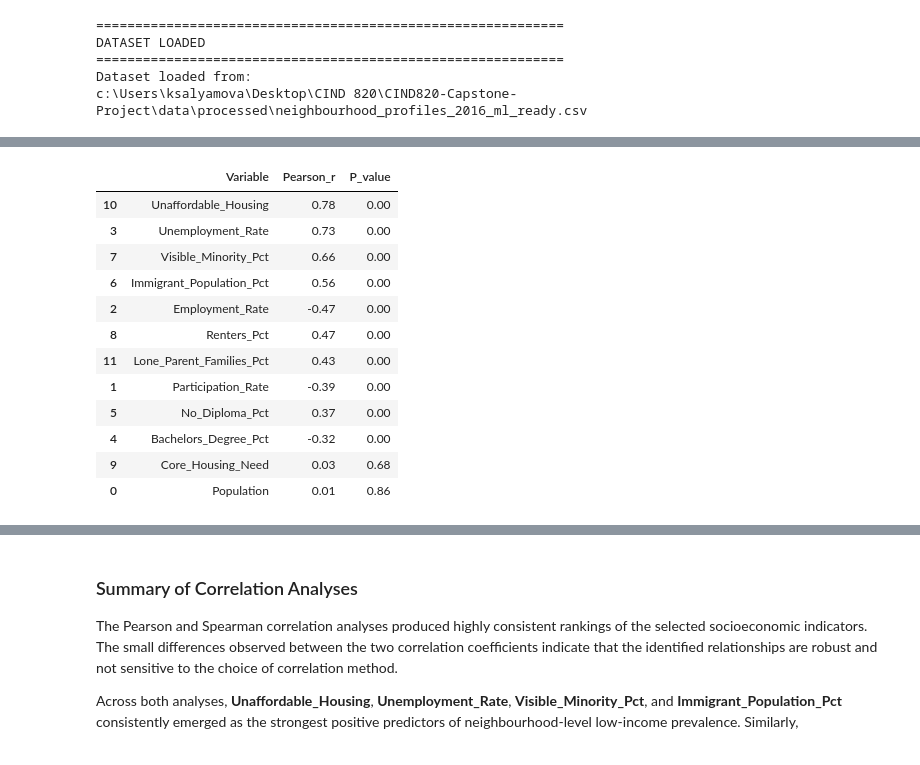
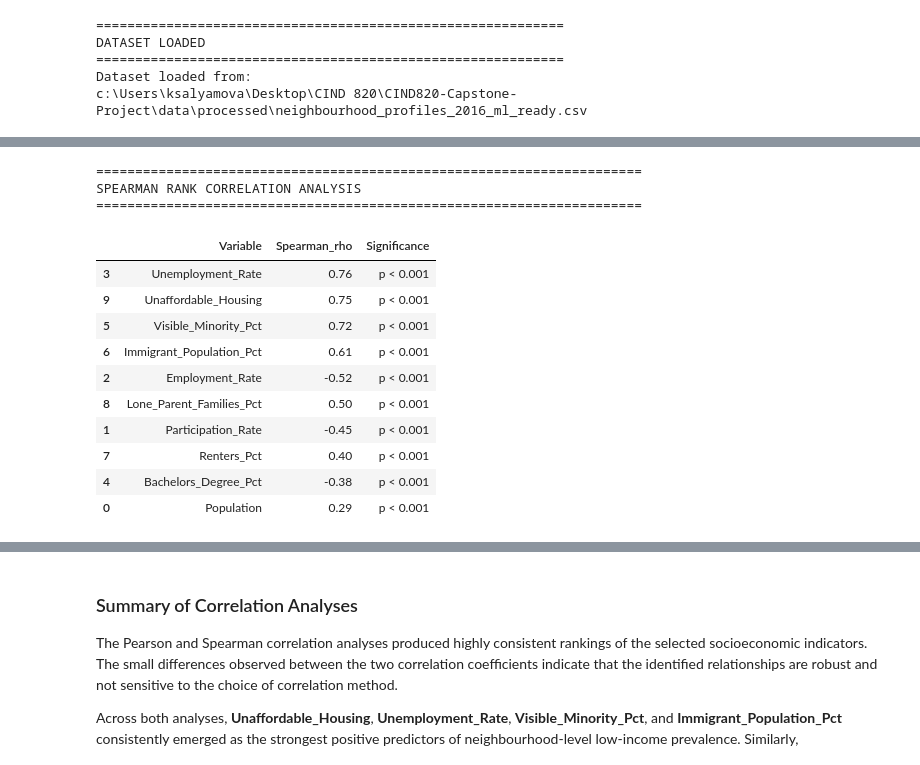
Before and after one commit to ksalyamova/CIND820-Capstone-Project, a Jupyter notebook: notebooks/01_2016_dataset/02_Feature_Relationship_Analysis.ipynb, the cells around one changed output, grey strips where cells are left out. Saved outputs shown, nothing was run; the diff lists cells and outputs as text; code cells hidden in the pictures.

```diff
--- a/notebooks/01_2016_dataset/02_Feature_Relationship_Analysis.ipynb
+++ b/notebooks/01_2016_dataset/02_Feature_Relationship_Analysis.ipynb
@@ -66,11 +66,7 @@ c:\Users\ksalyamova\Desktop\CIND 820\CIND820-Capstone-Project
 # %% [markdown]
 ### Section-3 Load Machine Learning Dataset
 # %%
-input_path = (
-    project_root
-    / "data"
-    / "processed"
-    / "neighbourhood_profiles_2016_ml_ready.csv")
+input_path = (project_root/ "data"/ "processed"/ "neighbourhood_profiles_2016_ml_ready.csv")
 
 df = pd.read_csv(input_path)
 
@@ -322,5 +311,5 @@ The resulting correlation coefficients provide quantitative evidence for identif
 # %%
-# Variables for Correlation Analysis
+# Create DataFrame for Feature Relationship Analysis
 
 correlation_df = df[
     [
@@ -329,12 +318,14 @@ correlation_df = df[
         "Employment_Rate",
         "Unemployment_Rate",
         "Bachelors_Degree_Pct",
-        "No_Diploma_Pct",
+        "Visible_Minority_Pct",
         "Immigrant_Population_Pct",
-        "Visible_Minority_Pct",
         "Renters_Pct",
-        "Core_Housing_Need",
+        "Lone_Parent_Families_Pct",
         "Unaffordable_Housing",
-        "Lone_Parent_Families_Pct",
         "Low_Income_AfterTax_Pct"
-    ]]
+    ]
+].copy()
+
+print(f"Correlation DataFrame Shape: {correlation_df.shape}")
+display(correlation_df.head())
@@ -415,39 +469,53 @@ This analysis identifies which relationships are statistically significant and t
 # %%
-# Pearson Correlation Significance
+# Spearman Correlation Analysis with Statistical Significance
 
-from scipy.stats import pearsonr
+from scipy.stats import spearmanr
 
-target = "Low_Income_AfterTax_Pct"
+dependent_variable = "Low_Income_AfterTax_Pct"
 
 results = []
 
 for column in correlation_df.columns:
-    if column == target:
+    if column == dependent_variable:
         continue
 
-    r, p = pearsonr(correlation_df[column], correlation_df[target])
+    rho, p = spearmanr(
+        correlation_df[column],
+        correlation_df[dependent_variable])
 
     results.append({
         "Variable": column,
-        "Pearson_r": r,
-        "P_value": p    })
+        "Spearman_rho": round(rho, 3),
+        "P_value": p })
 
-pearson_results = (
+spearman_results = (
     pd.DataFrame(results)
-      .sort_values(by="Pearson_r", key=lambda s: s.abs(), ascending=False))
+      .sort_values(by="Spearman_rho",
+                   key=lambda s: s.abs(),
+                   ascending=False))
 
-display(pearson_results.round(4))
+spearman_results["Significance"] = spearman_results["P_value"].apply(
+    lambda p: "p < 0.001" if p < 0.001 else f"p = {p:.3f}")
+
+print("=" * 70)
+print("SPEARMAN RANK CORRELATION ANALYSIS")
+print("=" * 70)
+
+display(
+    spearman_results[
+        ["Variable", "Spearman_rho", "Significance"]])
 # %% [output]
+======================================================================
+SPEARMAN RANK CORRELATION ANALYSIS
+======================================================================
-|  | Variable | Pearson_r | P_value |
-| 10 | Unaffordable_Housing | 0.78 | 0.00 |
-| 3 | Unemployment_Rate | 0.73 | 0.00 |
-| 7 | Visible_Minority_Pct | 0.66 | 0.00 |
-| 6 | Immigrant_Population_Pct | 0.56 | 0.00 |
-| 2 | Employment_Rate | -0.47 | 0.00 |
-| 8 | Renters_Pct | 0.47 | 0.00 |
-| 11 | Lone_Parent_Families_Pct | 0.43 | 0.00 |
-| 1 | Participation_Rate | -0.39 | 0.00 |
-| 5 | No_Diploma_Pct | 0.37 | 0.00 |
-| 4 | Bachelors_Degree_Pct | -0.32 | 0.00 |
-| 9 | Core_Housing_Need | 0.03 | 0.68 |
-| 0 | Population | 0.01 | 0.86 |
+|  | Variable | Spearman_rho | Significance |
+| 3 | Unemployment_Rate | 0.76 | p < 0.001 |
+| 9 | Unaffordable_Housing | 0.75 | p < 0.001 |
+| 5 | Visible_Minority_Pct | 0.72 | p < 0.001 |
+| 6 | Immigrant_Population_Pct | 0.61 | p < 0.001 |
+| 2 | Employment_Rate | -0.52 | p < 0.001 |
+| 8 | Lone_Parent_Families_Pct | 0.50 | p < 0.001 |
+| 1 | Participation_Rate | -0.45 | p < 0.001 |
+| 7 | Renters_Pct | 0.40 | p < 0.001 |
+| 4 | Bachelors_Degree_Pct | -0.38 | p < 0.001 |
+| 0 | Population | 0.29 | p < 0.001 |
```
Also changed, not shown: parts of 52 cells of this notebook, 28 other files.
